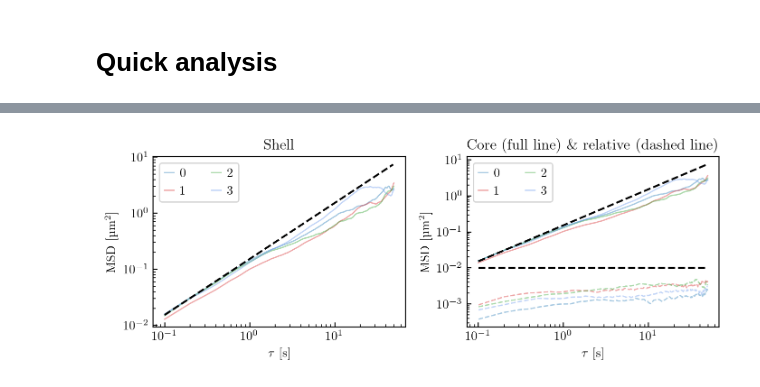
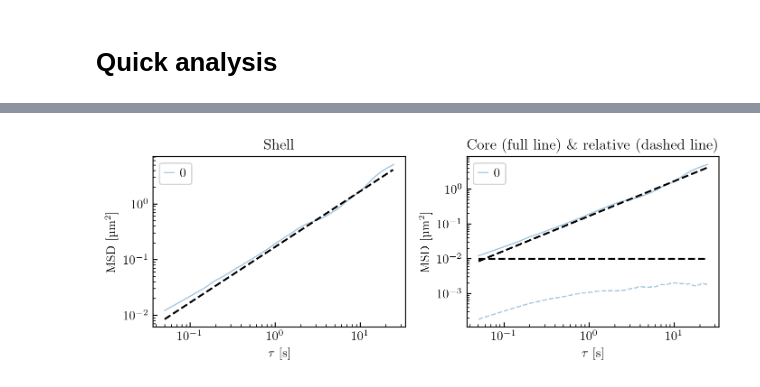
Before and after one commit to nicofares/wraptrack, a Jupyter notebook: wraptrack_coreshell_chain/chain_tracking.ipynb, the cells around one changed output, grey strips where cells are left out. Cells and saved outputs as stored; diff of their text form; code cells hidden in the pictures.

```diff
--- a/wraptrack_coreshell_chain/chain_tracking.ipynb
+++ b/wraptrack_coreshell_chain/chain_tracking.ipynb
@@ -315,7 +312,7 @@ del particles, rows
 # Parameters
 
 # Number of particles to be tracked
-N_particles = 4
+N_particles = 1
 
 # Initial guess: start each frame from the particles found in the previous one
 # (much faster). False = full search on every frame, as before.
@@ -326,9 +323,12 @@ USE_PREVIOUS = True
 # the full search.
 MAX_STEP = 0.5
 
+# Isolating each sphere in the tracking
+ISOLATE = True
+
 # Images to track
 start = 0
-stop = 601
+stop = 1201
 step = 1
 
 # Number of images
@@ -403,10 +403,11 @@ for i in tqdm(range(start, stop, step)):
             smoothing_sigma=SMOOTHING_SIGMA,
             range_lower_px=RANGE_LOWER_PX,
             range_upper_px=RANGE_UPPER_PX,
-            fixed_params={"sigma": 2.2},
+            # fixed_params={"sigma": 2.1},
         ),
         previous=previous if USE_PREVIOUS else None,
         max_step=MAX_STEP*RING_RADIUS,
+        isolate=ISOLATE,
     )
 
     if len(particles) == N_particles:
@@ -585,9 +588,9 @@ colors = ['tab:blue', 'tab:red', 'tab:green', 'cornflowerblue', 'sandybrown']
 # %%
 fig, [ax1, ax2] = plt.subplots(1, 2, figsize=(14/2.54, 7/2.54))
 
-# start = 0
-# stop = -1
-# step = 1
+start = 0
+stop = 3750
+step = 1
 
 for i, p in enumerate(p_ids):
     subset = results[results["particle"] == p]
@@ -650,10 +653,10 @@ MSDs = np.zeros((len(dframes), 4, N_particles)) * np.nan
 
 for i, p in enumerate(p_ids):
     subset = results[results["particle"] == p]
-    xs = subset['xs'].to_numpy()
-    ys = subset['ys'].to_numpy()
-    xc = subset['xc'].to_numpy()
-    yc = subset['yc'].to_numpy()
+    xs = subset['xs'].to_numpy()[start:stop:step]
+    ys = subset['ys'].to_numpy()[start:stop:step]
+    xc = subset['xc'].to_numpy()[start:stop:step]
+    yc = subset['yc'].to_numpy()[start:stop:step]
     r = np.sqrt((xc - xs) ** 2 + (yc - ys) ** 2)
     shellx = moment(2, xs, dframes)
     shelly = moment(2, ys, dframes)
@@ -674,36 +677,36 @@ fig = plt.figure(figsize=(18/2.54, 7/2.54))
 nlin = 1
 ncol = 2
 ax1 = fig.add_subplot(nlin, ncol, 1)
 ax2 = fig.add_subplot(nlin, ncol, 2)
 
 # ====================================================================================================
 # === msds
 # ===================================
 
 for i, p in enumerate(p_ids):
     ax1.plot(MSDs[:,0,i], MSDs[:,1,i] * 1e12, ls='-', c=colors[i], alpha=0.4, lw=1, label=str(p))
     ax2.plot(MSDs[:,0,i], MSDs[:,2,i] * 1e12, ls='-', c=colors[i], alpha=0.4, lw=1, label=str(p))
     ax2.plot(MSDs[:,0,i], MSDs[:,3,i] * 1e12, ls='--', c=colors[i], alpha=0.4, lw=1)
 
 
-ax1.plot(dtimes[:-2], 2 * 0.36 * (4e-21) / (6*np.pi*0.001*1e-6) * dtimes[:-2] * 1e12, ls='--', c='k')
-ax2.plot(dtimes[:-2], 2 * 0.36 * (4e-21) / (6*np.pi*0.001*1e-6) * dtimes[:-2] * 1e12, ls='--', c='k')
+ax1.plot(dtimes[:-2], 2 * 0.36 * (4e-21) / (6*np.pi*0.0009*1e-6) * dtimes[:-2] * 1e12, ls='--', c='k')
+ax2.plot(dtimes[:-2], 2 * 0.36 * (4e-21) / (6*np.pi*0.0009*1e-6) * dtimes[:-2] * 1e12, ls='--', c='k')
 ax2.plot(dtimes[:-2], (100e-9)**2 * np.ones_like(dtimes[:-2]) * 1e12, ls='--', c='k')
 
 # ====================================================================================================
 # === labels
 # ===================================
 
 ax1.legend(loc='upper left', ncol=2, handlelength=0.75, handletextpad=0.5)
 ax1.set(xlabel=r'$\tau$ [s]', ylabel=r'MSD [\textmu$\mathrm{m^2}$]', xscale='log', yscale='log', title='Shell')
 ax2.legend(loc='upper left', ncol=2, handlelength=0.75, handletextpad=0.5)
 ax2.set(xlabel=r'$\tau$ [s]', ylabel=r'MSD [\textmu$\mathrm{m^2}$]', xscale='log', yscale='log', title=r'Core (full line) \& relative (dashed line)')
 
 
 plt.tight_layout()
 plt.show()
 # %% [output]
-[figure, old version]
+[figure, new version]
 # %%
 def pdf(data, bins=10, density=True, range=None):
     pdf, bins_edge = np.histogram(
```
Also changed, not shown: parts of 20 cells of this notebook.
